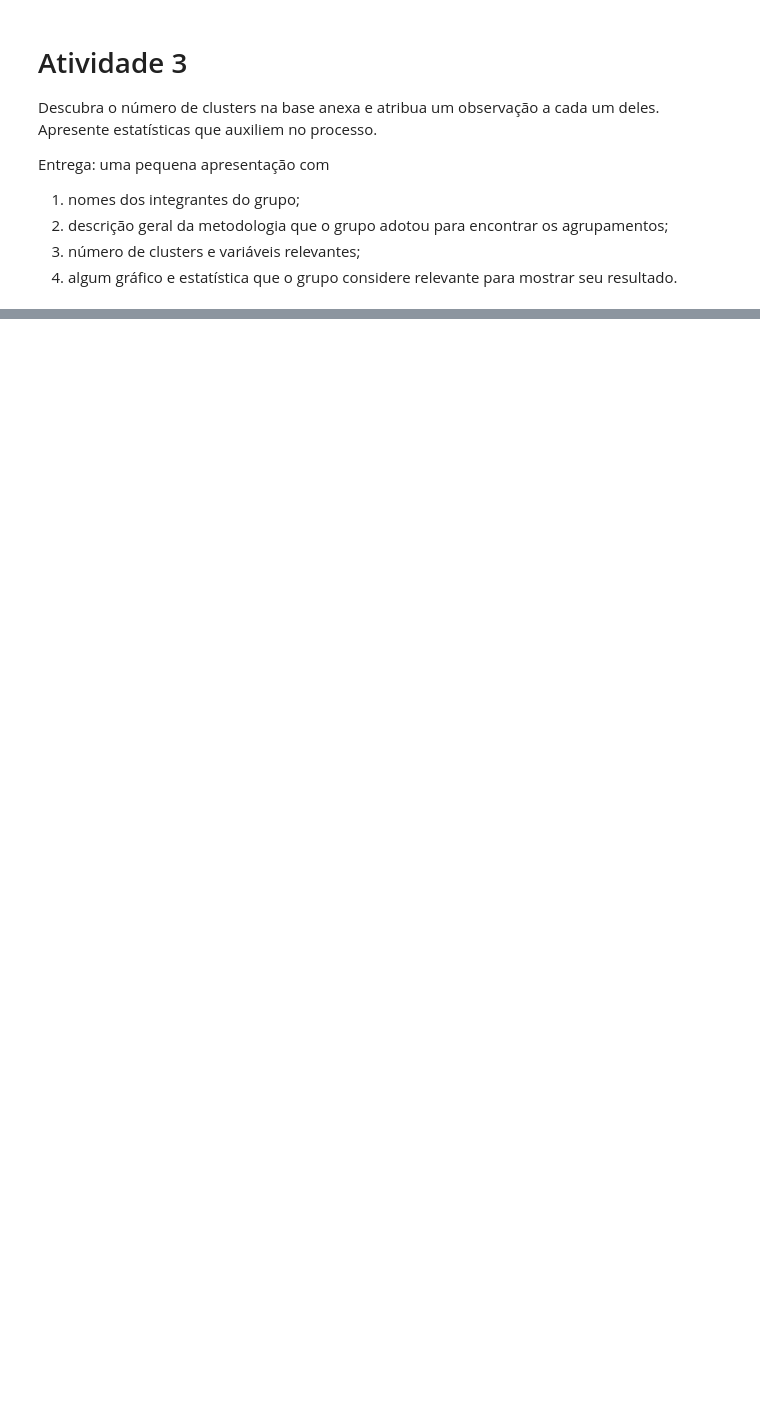
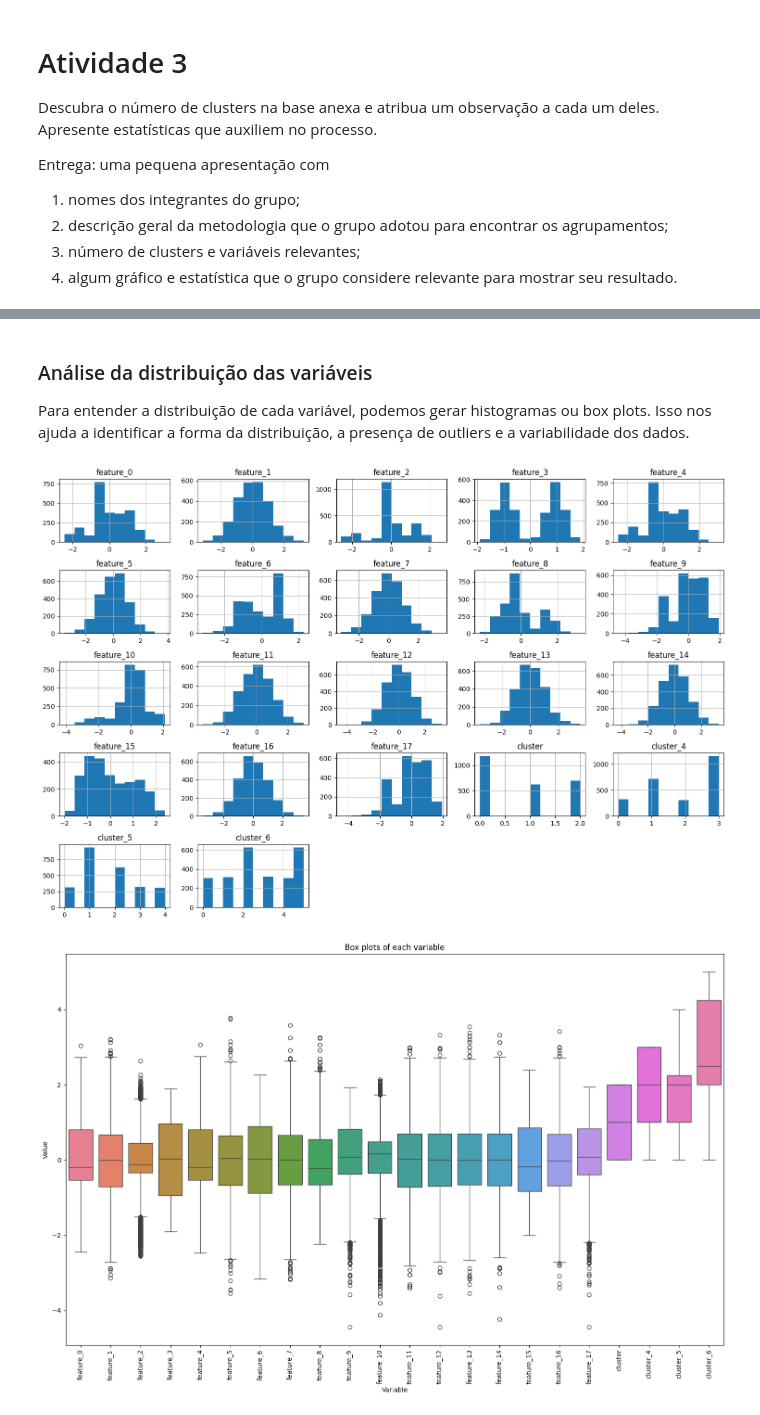
Before and after one commit to estevaoeller/clustering, a Jupyter notebook: EESP_IC_Atividade_03.ipynb, the cells around one changed output, grey strips where cells are left out. Cells and saved outputs as stored; diff of their text form; code cells hidden in the pictures; blank space fills up the shorter version.

```diff
--- a/EESP_IC_Atividade_03.ipynb
+++ b/EESP_IC_Atividade_03.ipynb
@@ -29,0 +98,25 @@ Conteúdo do arquivo CSV:
+# %% [markdown]
+### Análise da distribuição das variáveis
+
+Para entender a distribuição de cada variável, podemos gerar histogramas ou box plots. Isso nos ajuda a identificar a forma da distribuição, a presença de outliers e a variabilidade dos dados.
+# %%
+import matplotlib.pyplot as plt
+import seaborn as sns
+
+# Plot histograms for each variable
+df.hist(figsize=(15, 10))
+plt.tight_layout()
+plt.show()
+
+# Plot box plots for each variable
+plt.figure(figsize=(15, 10))
+sns.boxplot(data=df)
+plt.title('Box plots of each variable')
+plt.xlabel('Variable')
+plt.ylabel('Value')
+plt.xticks(rotation=90)
+plt.tight_layout()
+plt.show()
+# %% [output]
+[figure, added]
+[figure, added]
```
Also changed, not shown: parts of 50 cells of this notebook.
